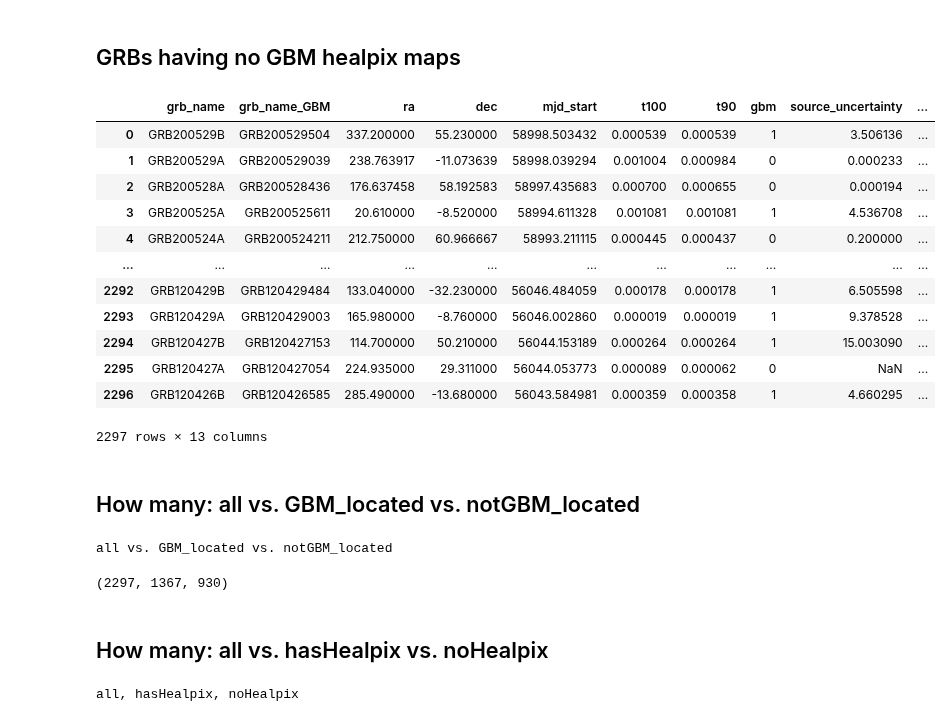
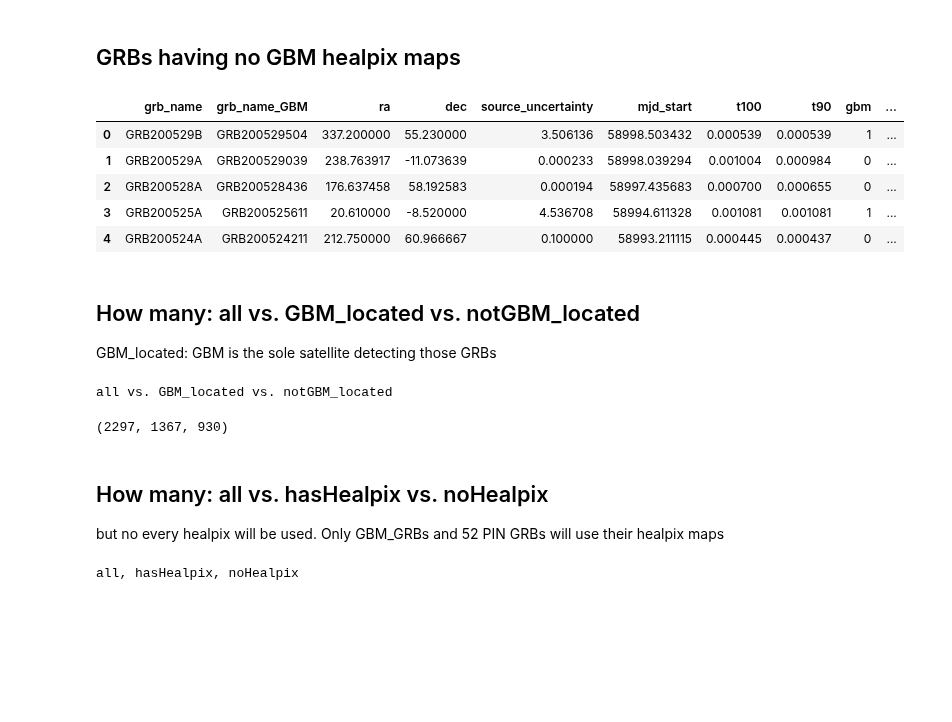
Before and after one commit to ChujieChen/greco_grb, a Jupyter notebook: notebooks/03_check_no_gbm_grb_create_final_grblist.ipynb, the cells around one changed output. Saved outputs shown, nothing was run; the diff lists cells and outputs as text; code cells hidden in the pictures; blank space fills up the shorter version.

```diff
--- a/notebooks/03_check_no_gbm_grb_create_final_grblist.ipynb
+++ b/notebooks/03_check_no_gbm_grb_create_final_grblist.ipynb
@@ -41,23 +41,18 @@ mask = np.logical_or(no_gbm_name_mask, has_gbm_name_but_no_healpix_mask)
 # %%
 grbweb['hasHealpix'] =  np.logical_not(mask)
 # %%
-grbweb
+grbweb.head()
 # %% [output]
-|  | grb_name | grb_name_GBM | ra | dec | mjd_start | t100 | t90 | gbm | source_uncertainty | ... |
-| 0 | GRB200529B | GRB200529504 | 337.200000 | 55.230000 | 58998.503432 | 0.000539 | 0.000539 | 1 | 3.506136 | ... |
-| 1 | GRB200529A | GRB200529039 | 238.763917 | -11.073639 | 58998.039294 | 0.001004 | 0.000984 | 0 | 0.000233 | ... |
-| 2 | GRB200528A | GRB200528436 | 176.637458 | 58.192583 | 58997.435683 | 0.000700 | 0.000655 | 0 | 0.000194 | ... |
-| 3 | GRB200525A | GRB200525611 | 20.610000 | -8.520000 | 58994.611328 | 0.001081 | 0.001081 | 1 | 4.536708 | ... |
-| 4 | GRB200524A | GRB200524211 | 212.750000 | 60.966667 | 58993.211115 | 0.000445 | 0.000437 | 0 | 0.200000 | ... |
-| ... | ... | ... | ... | ... | ... | ... | ... | ... | ... | ... |
-| 2292 | GRB120429B | GRB120429484 | 133.040000 | -32.230000 | 56046.484059 | 0.000178 | 0.000178 | 1 | 6.505598 | ... |
-| 2293 | GRB120429A | GRB120429003 | 165.980000 | -8.760000 | 56046.002860 | 0.000019 | 0.000019 | 1 | 9.378528 | ... |
-| 2294 | GRB120427B | GRB120427153 | 114.700000 | 50.210000 | 56044.153189 | 0.000264 | 0.000264 | 1 | 15.003090 | ... |
-| 2295 | GRB120427A | GRB120427054 | 224.935000 | 29.311000 | 56044.053773 | 0.000089 | 0.000062 | 0 | NaN | ... |
-| 2296 | GRB120426B | GRB120426585 | 285.490000 | -13.680000 | 56043.584981 | 0.000359 | 0.000358 | 1 | 4.660295 | ... |
+|  | grb_name | grb_name_GBM | ra | dec | source_uncertainty | mjd_start | t100 | t90 | gbm | ... |
+| 0 | GRB200529B | GRB200529504 | 337.200000 | 55.230000 | 3.506136 | 58998.503432 | 0.000539 | 0.000539 | 1 | ... |
+| 1 | GRB200529A | GRB200529039 | 238.763917 | -11.073639 | 0.000233 | 58998.039294 | 0.001004 | 0.000984 | 0 | ... |
+| 2 | GRB200528A | GRB200528436 | 176.637458 | 58.192583 | 0.000194 | 58997.435683 | 0.000700 | 0.000655 | 0 | ... |
+| 3 | GRB200525A | GRB200525611 | 20.610000 | -8.520000 | 4.536708 | 58994.611328 | 0.001081 | 0.001081 | 1 | ... |
+| 4 | GRB200524A | GRB200524211 | 212.750000 | 60.966667 | 0.100000 | 58993.211115 | 0.000445 | 0.000437 | 0 | ... |
-2297 rows × 13 columns
 # %% [markdown]
 ## How many: all vs. GBM_located vs. notGBM_located
+
+GBM_located: GBM is the sole satellite detecting those GRBs
 # %%
 print("all vs. GBM_located vs. notGBM_located")
 grbweb.shape[0], np.sum(grbweb.gbm==1), np.sum(grbweb.gbm==0)
@@ -66,6 +61,7 @@ all vs. GBM_located vs. notGBM_located
 (2297, 1367, 930)
 # %% [markdown]
 ## How many: all vs. hasHealpix vs. noHealpix
+but no every healpix will be used. Only GBM_GRBs and 52 PIN GRBs will use their healpix maps
 # %%
 print("all, hasHealpix, noHealpix")
 grbweb.shape[0], np.sum(grbweb.hasHealpix), np.sum(~grbweb.hasHealpix)
```
Also changed, not shown: parts of 40 cells of this notebook, 9 other files.
